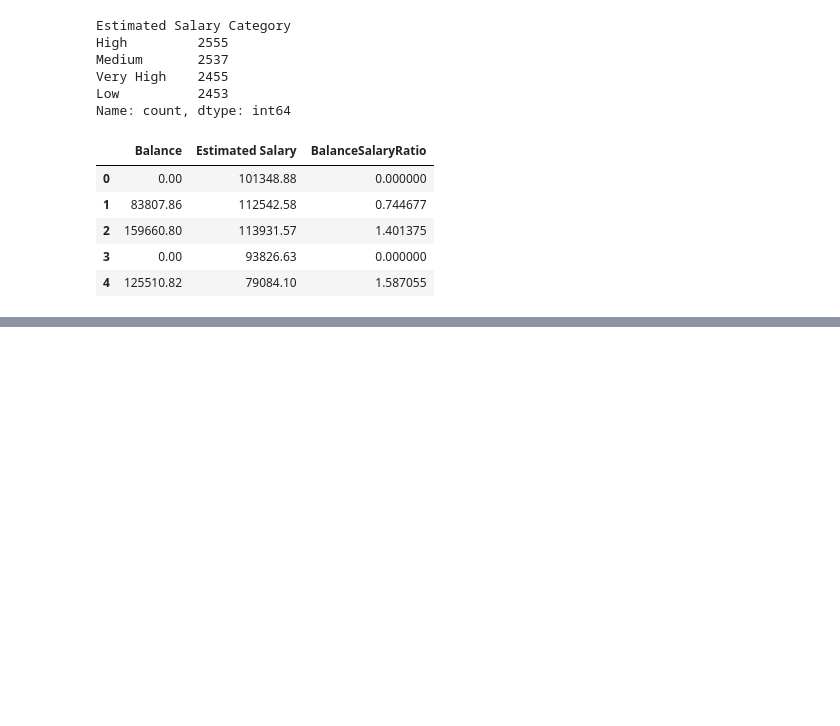
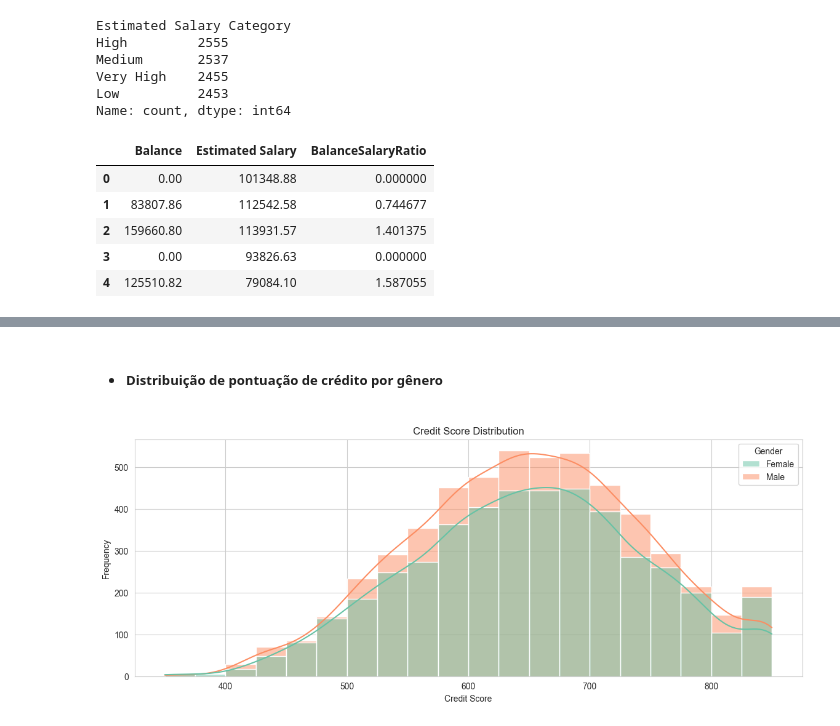
Before and after one commit to mfnogueira/banck_churn_prediction, a Jupyter notebook: estudo.ipynb, the cells around one changed output, grey strips where cells are left out. Saved outputs shown, nothing was run; the diff lists cells and outputs as text; code cells hidden in the pictures; blank space fills up the shorter version.

```diff
--- a/estudo.ipynb
+++ b/estudo.ipynb
@@ -348,0 +436,11 @@ df.to_excel('analysis/bank customer churn new dataset.xlsx', index=False)
+# %% [markdown]
+- ##### **Distribuição de pontuação de crédito por gênero**
+# %%
+plt.figure(figsize=(14, 5))
+sns.histplot(data=df, x= 'Credit Score', hue='Gender', kde=True, bins=20, palette='Set2')
+plt.title('Credit Score Distribution')
+plt.xlabel('Credit Score')
+plt.ylabel('Frequency')
+plt.show()
+# %% [output]
+[figure, added]
```
Also changed, not shown: parts of 97 cells of this notebook.
